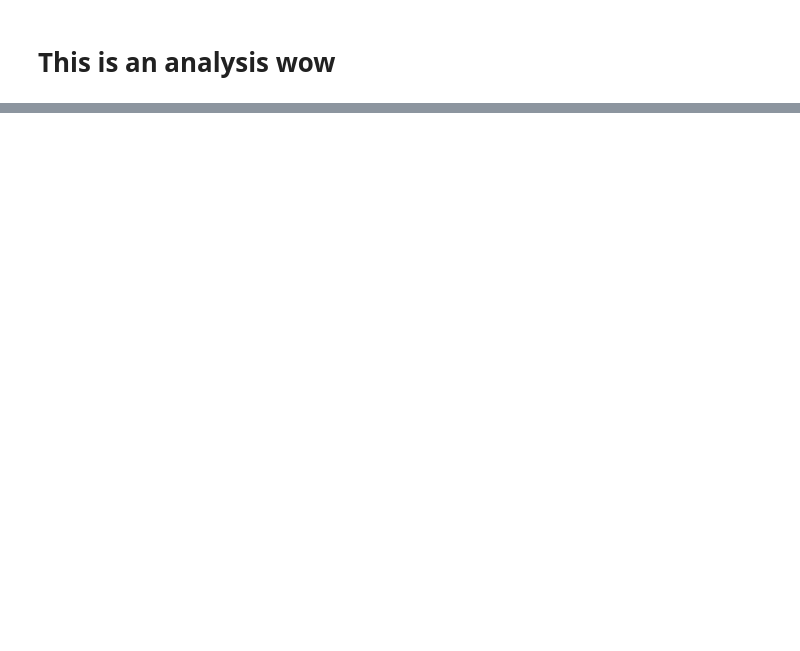
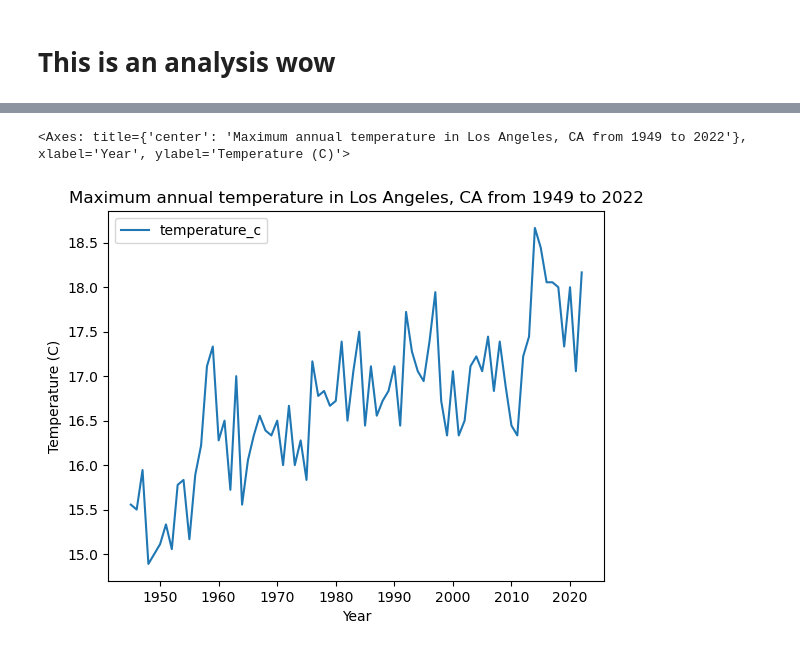
Before and after one commit to nkorinek/nkorinek.github.io, a Jupyter notebook: notebooks/test_book.ipynb, the cells around one changed output, grey strips where cells are left out. Cells and saved outputs as stored; diff of their text form; code cells hidden in the pictures; blank space fills up the shorter version.

```diff
--- a/notebooks/test_book.ipynb
+++ b/notebooks/test_book.ipynb
@@ -31,5 +31,5 @@ climate_df['temperature_c'] = climate_df['temperature_f'].apply(convert)
 # This is an analysis wow
 # %%
 # YOUR CODE HERE
-climate_df.hvplot(x='year', y='temperature_c', title="Maximum annual temperature in Los Angeles, CA from 1949 to 2022", ylabel="Temperature (C)", xlabel="Year")
+climate_df.plot(x='year', y='temperature_c', title="Maximum annual temperature in Los Angeles, CA from 1949 to 2022", ylabel="Temperature (C)", xlabel="Year")
 # %% [output]
@@ -37,3 +36,5 @@ climate_df.hvplot(x='year', y='temperature_c', title="Maximum annual temperature
+<Axes: title={'center': 'Maximum annual temperature in Los Angeles, CA from 1949 to 2022'}, xlabel='Year', ylabel='Temperature (C)'>
+[figure, added]
 # %%
 %%capture
 %%bash
```
Also changed, not shown: parts of 1 cell of this notebook, 1 other file.
